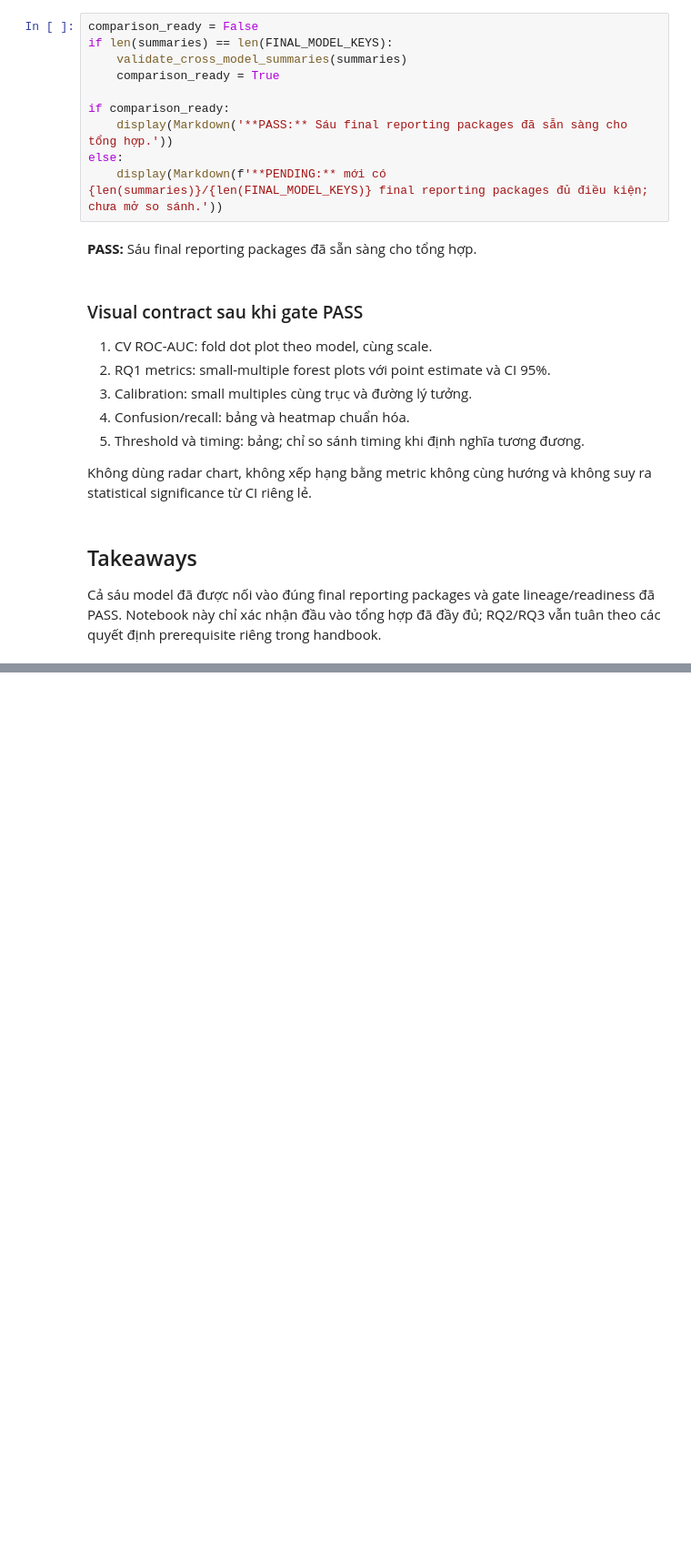
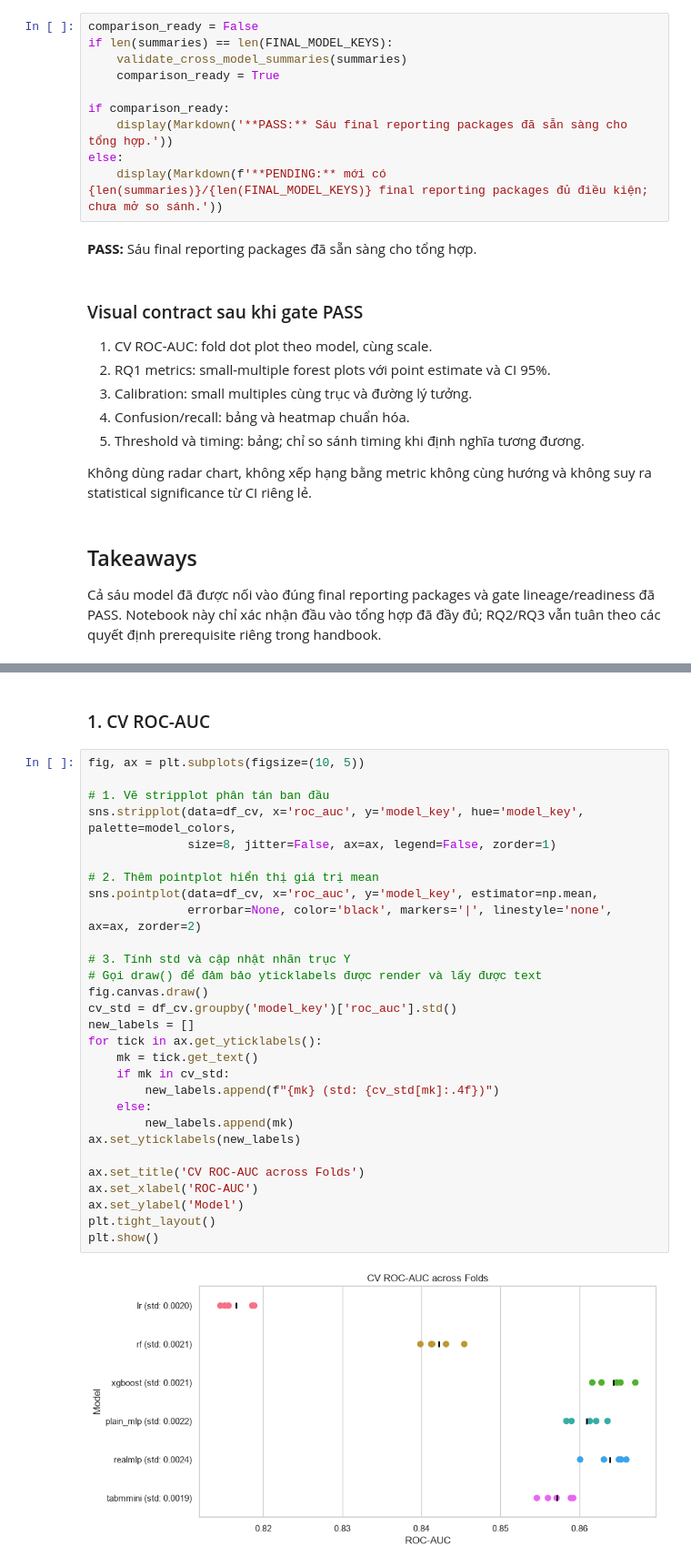
Before and after one commit to DAP391m-Group12/DAP391m, a Jupyter notebook: notebooks/dataset_b/07_model_total_review.ipynb, the cells around one changed output, grey strips where cells are left out. Shown at 91% size. Drawn from its saved outputs; the diff is of its cells as text; blank space fills up the shorter version.

Commit message:
update_07_model_total_review

```diff
--- a/notebooks/dataset_b/07_model_total_review.ipynb
+++ b/notebooks/dataset_b/07_model_total_review.ipynb
@@ -114,0 +155,33 @@ Cả sáu model đã được nối vào đúng final reporting packages và gat
+# %% [markdown]
+### 1. CV ROC-AUC
+# %%
+fig, ax = plt.subplots(figsize=(10, 5))
+
+# 1. Vẽ stripplot phân tán ban đầu
+sns.stripplot(data=df_cv, x='roc_auc', y='model_key', hue='model_key', palette=model_colors,
+              size=8, jitter=False, ax=ax, legend=False, zorder=1)
+
+# 2. Thêm pointplot hiển thị giá trị mean
+sns.pointplot(data=df_cv, x='roc_auc', y='model_key', estimator=np.mean,
+              errorbar=None, color='black', markers='|', linestyle='none', ax=ax, zorder=2)
+
+# 3. Tính std và cập nhật nhãn trục Y
+# Gọi draw() để đảm bảo yticklabels được render và lấy được text
+fig.canvas.draw()
+cv_std = df_cv.groupby('model_key')['roc_auc'].std()
+new_labels = []
+for tick in ax.get_yticklabels():
+    mk = tick.get_text()
+    if mk in cv_std:
+        new_labels.append(f"{mk} (std: {cv_std[mk]:.4f})")
+    else:
+        new_labels.append(mk)
+ax.set_yticklabels(new_labels)
+
+ax.set_title('CV ROC-AUC across Folds')
+ax.set_xlabel('ROC-AUC')
+ax.set_ylabel('Model')
+plt.tight_layout()
+plt.show()
+# %% [output]
+[figure, added]
```
Also changed, not shown: parts of 11 cells of this notebook.
